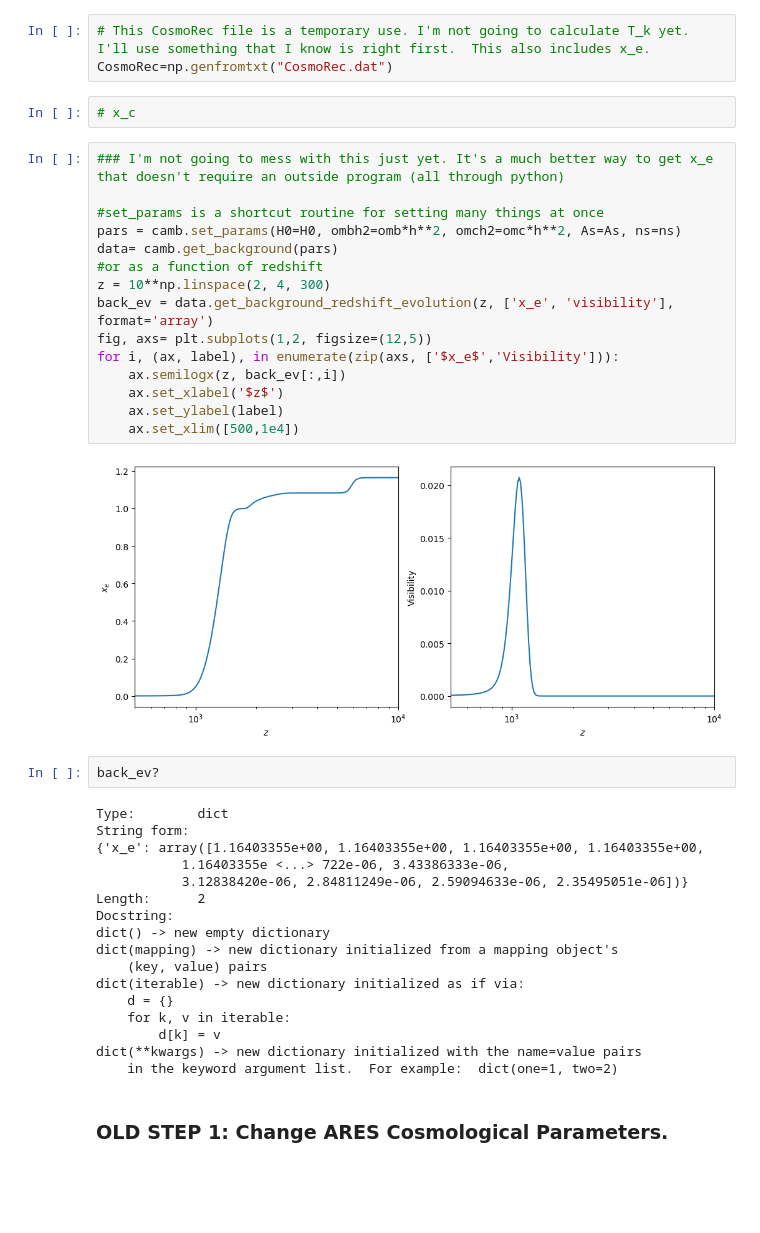
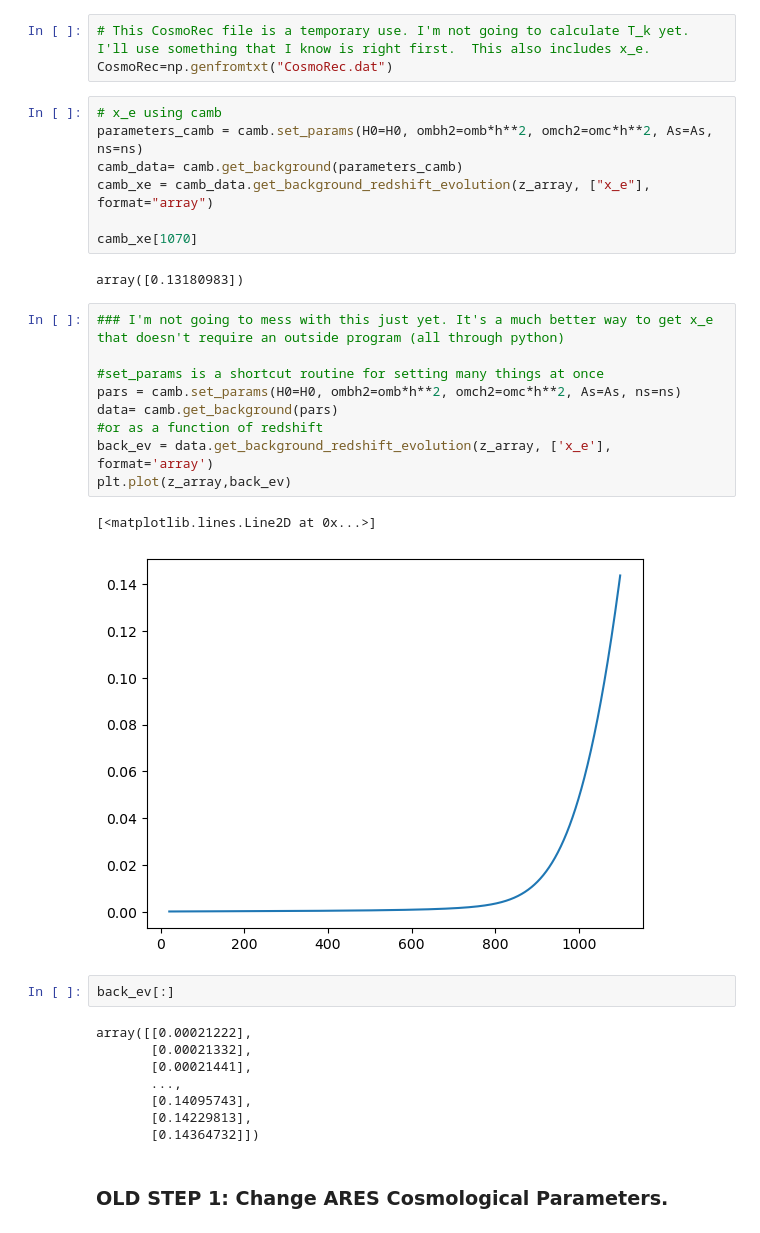
Before and after one commit to daba9359/LuCEE-Night_Simulation, a Jupyter notebook: LuCEE-Night_Simulation.ipynb, the cells around one changed output. Drawn from its saved outputs; the diff is of its cells as text; blank space fills up the shorter version.

```diff
--- a/LuCEE-Night_Simulation.ipynb
+++ b/LuCEE-Night_Simulation.ipynb
@@ -171,44 +296,37 @@ plt.plot(z_array,T_S(z_array,CosmoRec_xe,CosmoRec_Tk))
 # %%
 # This CosmoRec file is a temporary use. I'm not going to calculate T_k yet. I'll use something that I know is right first.  This also includes x_e.
 CosmoRec=np.genfromtxt("CosmoRec.dat")
-# %%
-# x_c
+# %%
+# x_e using camb
+parameters_camb = camb.set_params(H0=H0, ombh2=omb*h**2, omch2=omc*h**2, As=As, ns=ns)
+camb_data= camb.get_background(parameters_camb)
+camb_xe = camb_data.get_background_redshift_evolution(z_array, ["x_e"], format="array")
+
+camb_xe[1070]
+# %% [output]
+array([0.13180983])
 # %%
 ### I'm not going to mess with this just yet. It's a much better way to get x_e that doesn't require an outside program (all through python)
 
 #set_params is a shortcut routine for setting many things at once
 pars = camb.set_params(H0=H0, ombh2=omb*h**2, omch2=omc*h**2, As=As, ns=ns)
 data= camb.get_background(pars)
 #or as a function of redshift
-z = 10**np.linspace(2, 4, 300)
-back_ev = data.get_background_redshift_evolution(z, ['x_e', 'visibility'], format='array')
-fig, axs= plt.subplots(1,2, figsize=(12,5))
-for i, (ax, label), in enumerate(zip(axs, ['$x_e$','Visibility'])):
-    ax.semilogx(z, back_ev[:,i])
-    ax.set_xlabel('$z$')
-    ax.set_ylabel(label)
-    ax.set_xlim([500,1e4])
+back_ev = data.get_background_redshift_evolution(z_array, ['x_e'], format='array')
+plt.plot(z_array,back_ev)
 # %% [output]
+[<matplotlib.lines.Line2D at 0x...>]
-[figure, old version]
+[figure, new version]
 # %%
-back_ev?
+back_ev[:]
 # %% [output]
-Type:        dict
-String form:
-{'x_e': array([1.16403355e+00, 1.16403355e+00, 1.16403355e+00, 1.16403355e+00,
-           1.16403355e <...> 722e-06, 3.43386333e-06,
-           3.12838420e-06, 2.84811249e-06, 2.59094633e-06, 2.35495051e-06])}
-Length:      2
-Docstring:
-dict() -> new empty dictionary
-dict(mapping) -> new dictionary initialized from a mapping object's
-    (key, value) pairs
-dict(iterable) -> new dictionary initialized as if via:
-    d = {}
-    for k, v in iterable:
-        d[k] = v
-dict(**kwargs) -> new dictionary initialized with the name=value pairs
-    in the keyword argument list.  For example:  dict(one=1, two=2)
+array([[0.00021222],
+       [0.00021332],
+       [0.00021441],
+       ...,
+       [0.14095743],
+       [0.14229813],
+       [0.14364732]])
 # %% [markdown]
 ### OLD STEP 1: Change ARES Cosmological Parameters.
 # %%
```
Also changed, not shown: parts of 20 cells of this notebook.
